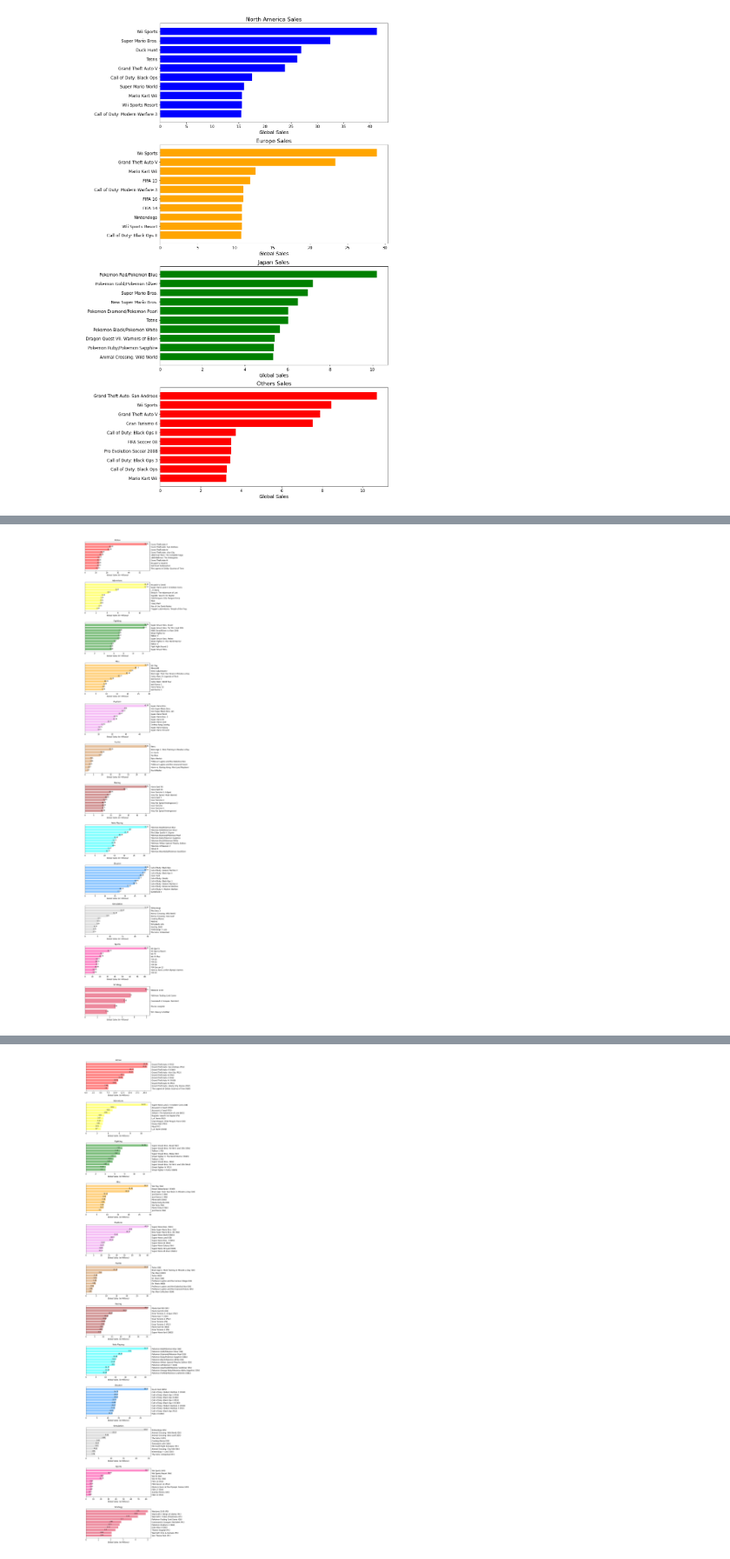
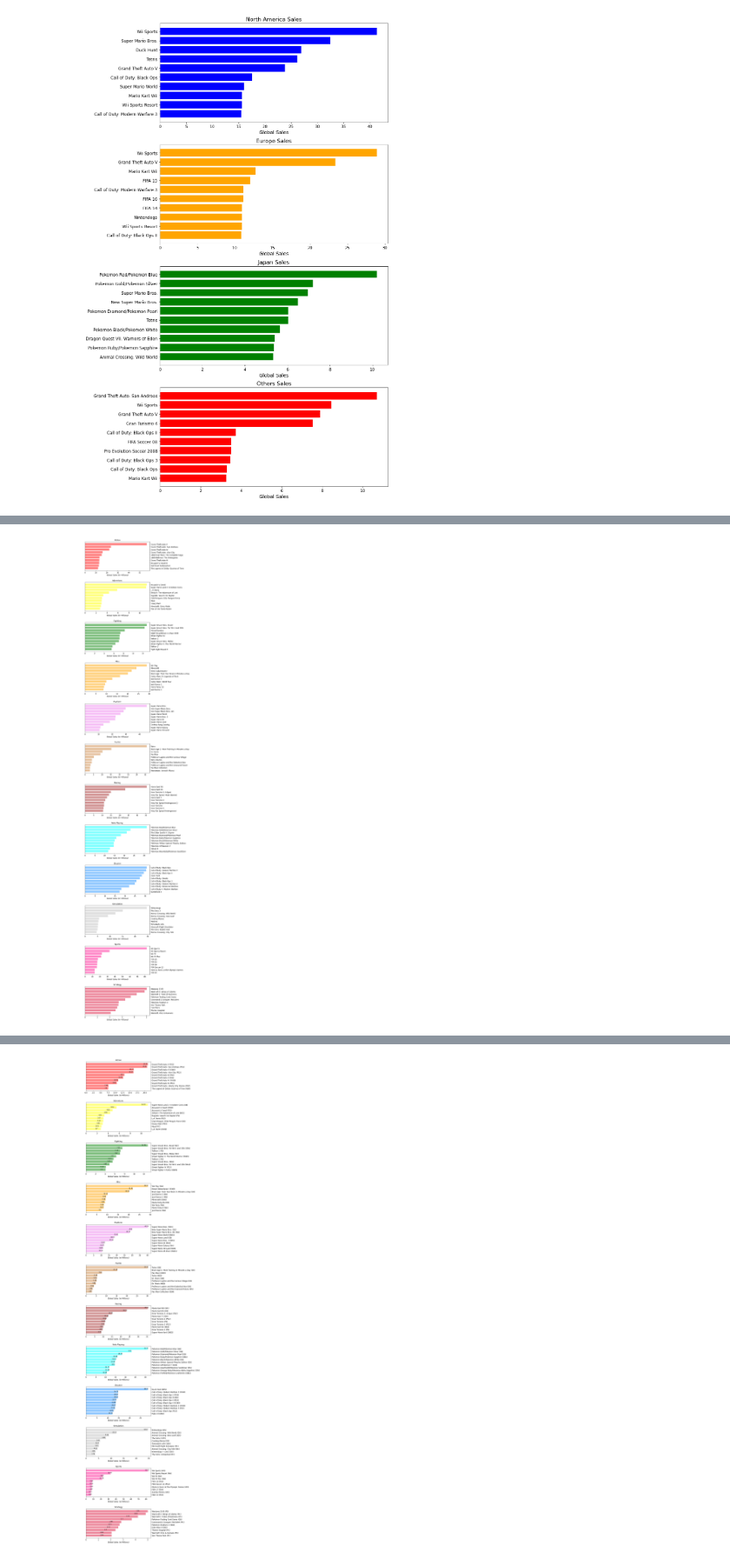
Before and after one commit to fvea/exploratory-data-analysis-video-games-sales, a Jupyter notebook: EDA on Video Games Sales.ipynb, the cells around one changed output, grey strips where cells are left out. Shown at 87% size. Saved outputs shown, nothing was run; the diff lists cells and outputs as text; code cells hidden in the pictures.

Commit message:
Titles per Genre Fixed

```diff
--- a/EDA on Video Games Sales.ipynb
+++ b/EDA on Video Games Sales.ipynb
@@ -367,23 +384,24 @@ vg_sales.loc[vg_sales.Name.apply(filt, substr='pokemon'), 'Genre'] = 'Role-Playi
 # %%
 title_sales = vg_sales.groupby('Name')['Global Sales'].sum()
 title_genres = vg_sales[['Name', 'Genre']]
 res = pd.merge(title_sales, title_genres, on='Name').set_index(['Genre', 'Name'])
-res = res.sort_index().drop_duplicates()
+res = res.sort_index()
 fig, axes = plt.subplots(12, 1, figsize=(8, 60))
 genres = res.reset_index()['Genre'].unique()
 for i in range(12):
     genre = genres[i]
-    rec = res.loc[genre].sort_values(by='Global Sales')[-10:]
+    rec = res.loc[genre].sort_values(by='Global Sales')
+    rec = rec.drop_duplicates()[-10:]
     axes[i].barh(rec['Global Sales'].index, rec['Global Sales'].values,
                  color=colors_genre[i], alpha=0.5)
     axes[i].yaxis.set_label_position("right")
     axes[i].yaxis.tick_right()
     axes[i].set_title(genre, fontsize=13, y=1.01)
     axes[i].set_xlabel('Global Sales (in Millions)', fontsize=12)
     axes[i].tick_params(axis='x', labelsize=12)
     axes[i].tick_params(axis='y', labelsize=12)
-    add_bar_label(axes[i], rec['Global Sales'], isbarh=True)
+    #add_bar_label(axes[i], rec['Global Sales'], isbarh=True)
 fig.subplots_adjust(hspace=0.4)
 # %% [output]
-[figure, old version]
+[figure, new version]
 # %%
```
Also changed, not shown: parts of 2 cells of this notebook.
